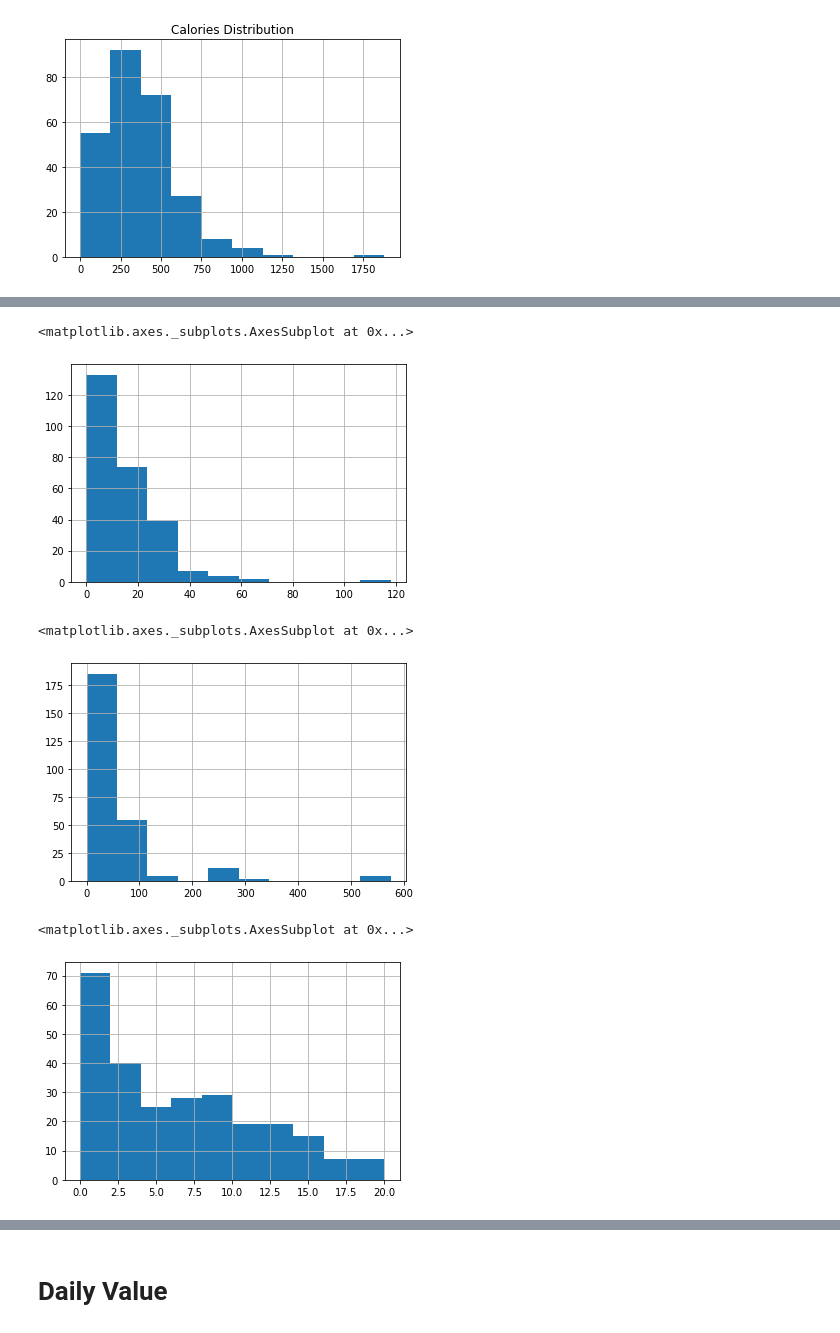
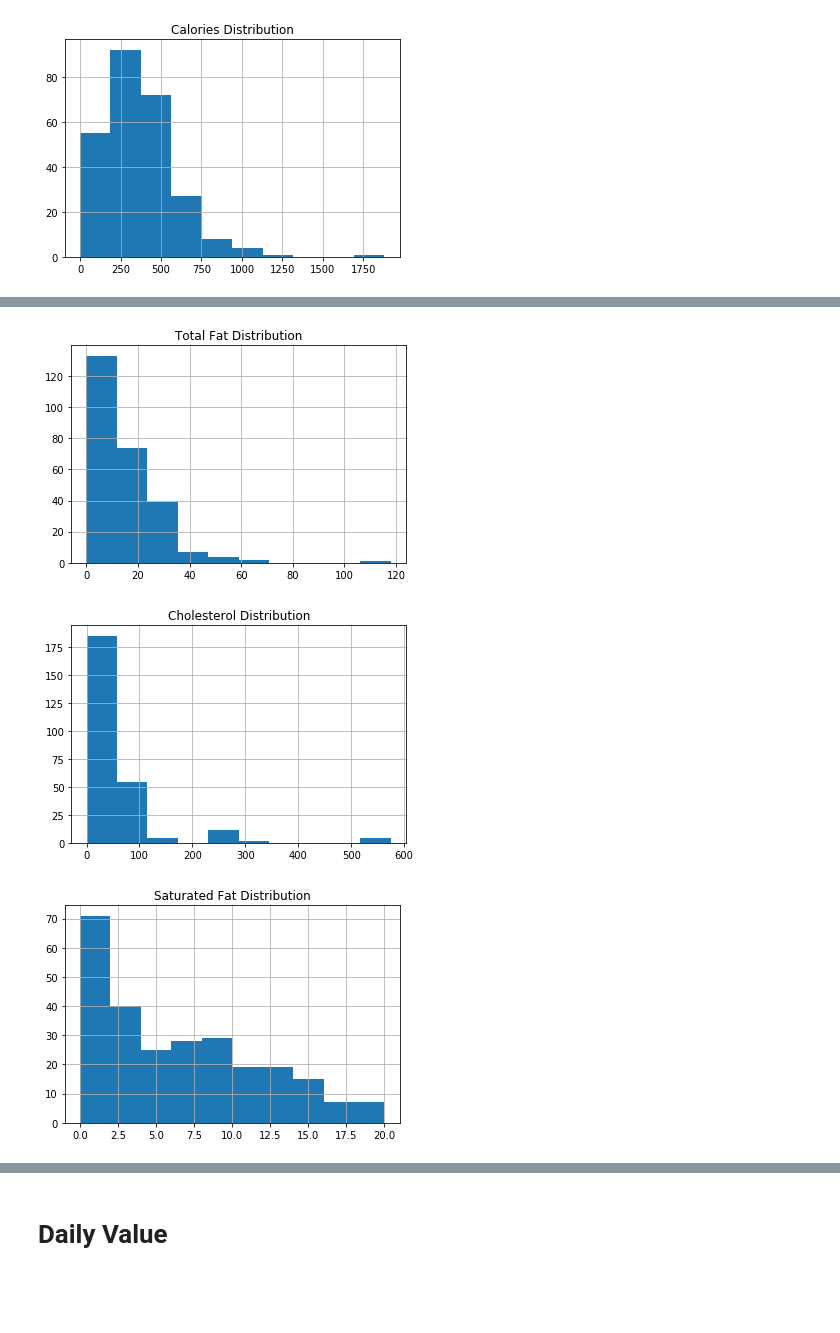
Before and after one commit to ipatel467/McDonald-s-Menu, a Jupyter notebook: Untitled.ipynb, the cells around one changed output, grey strips where cells are left out. Saved outputs shown, nothing was run; the diff lists cells and outputs as text; code cells hidden in the pictures; blank space fills up the shorter version.

```diff
--- a/Untitled.ipynb
+++ b/Untitled.ipynb
@@ -71,20 +70,17 @@ plt.title('Dietary Distribution');
 # %%
 df['Total Fat'].hist()
-plt.title('Calories Distribution');
+plt.title('Total Fat Distribution');
 # %% [output]
-<matplotlib.axes._subplots.AxesSubplot at 0x...>
-[figure, old version]
+[figure, new version]
 # %%
 df['Cholesterol'].hist()
-plt.title('Calories Distribution');
+plt.title('Cholesterol Distribution');
 # %% [output]
-<matplotlib.axes._subplots.AxesSubplot at 0x...>
-[figure, old version]
+[figure, new version]
 # %%
 df['Saturated Fat'].hist()
-plt.title('Calories Distribution');
+plt.title('Saturated Fat Distribution');
 # %% [output]
-<matplotlib.axes._subplots.AxesSubplot at 0x...>
-[figure, old version]
+[figure, new version]
 # %%
 df['Protein'].hist()
```
Also changed, not shown: parts of 11 cells of this notebook.
